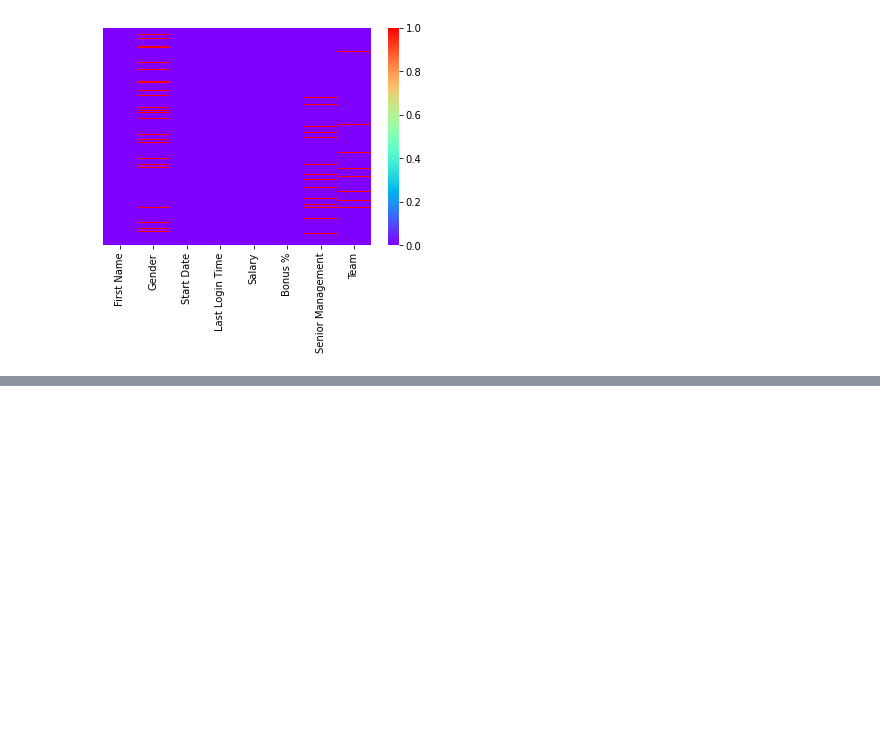
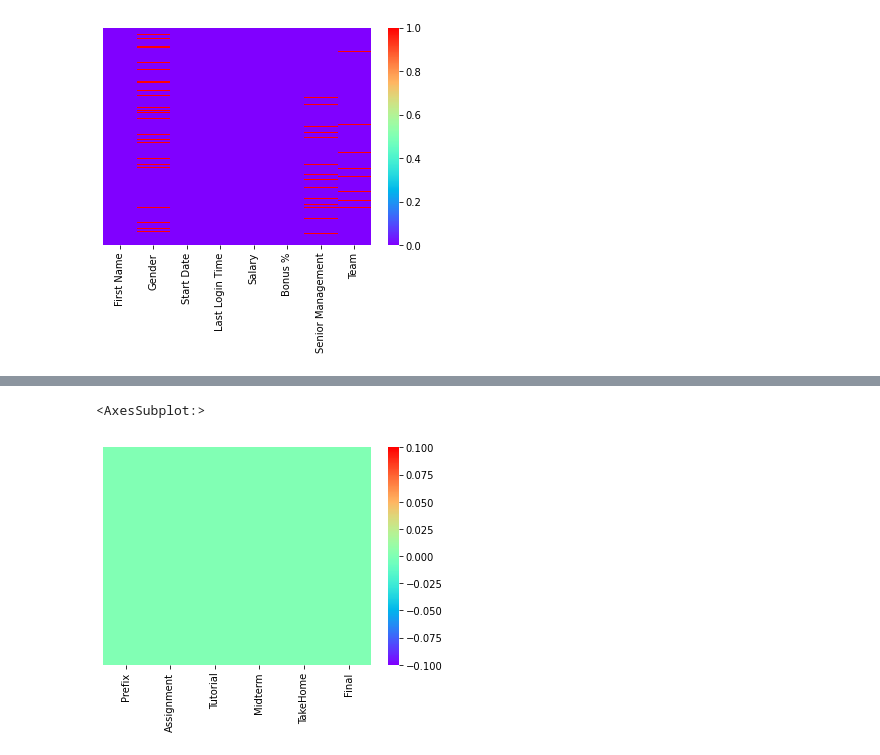
Before and after one commit to prakharjadaun/ML-Learn-With-Me, a Jupyter notebook: 07 - Handling Missing Data.ipynb, the cells around one changed output, grey strips where cells are left out. Drawn from its saved outputs; the diff is of its cells as text; code cells hidden in the pictures; blank space fills up the shorter version.

```diff
--- a/07 - Handling Missing Data.ipynb
+++ b/07 - Handling Missing Data.ipynb
@@ -247,0 +274,8 @@ dtype: bool
+# %%
+# using the backward fill method to fill the null values of the 'Final' column
+df['Final'] = df['Final'].fillna(method='bfill')
+# %%
+sns.heatmap(df.isnull(),cmap='rainbow',yticklabels=False)
+# %% [output]
+<AxesSubplot:>
+[figure, added]
```
Also changed, not shown: parts of 17 cells of this notebook, 1 other file.
